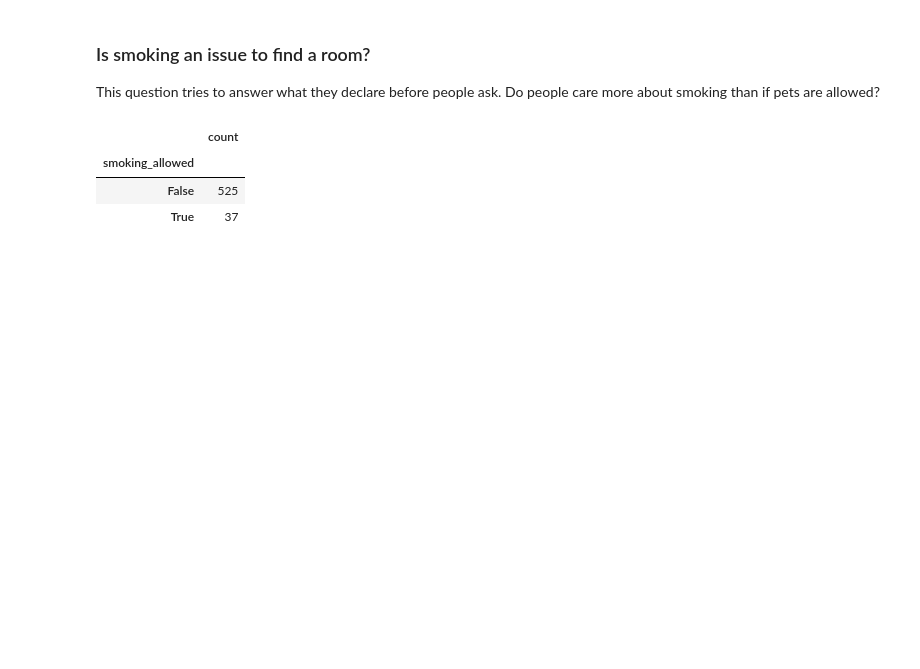
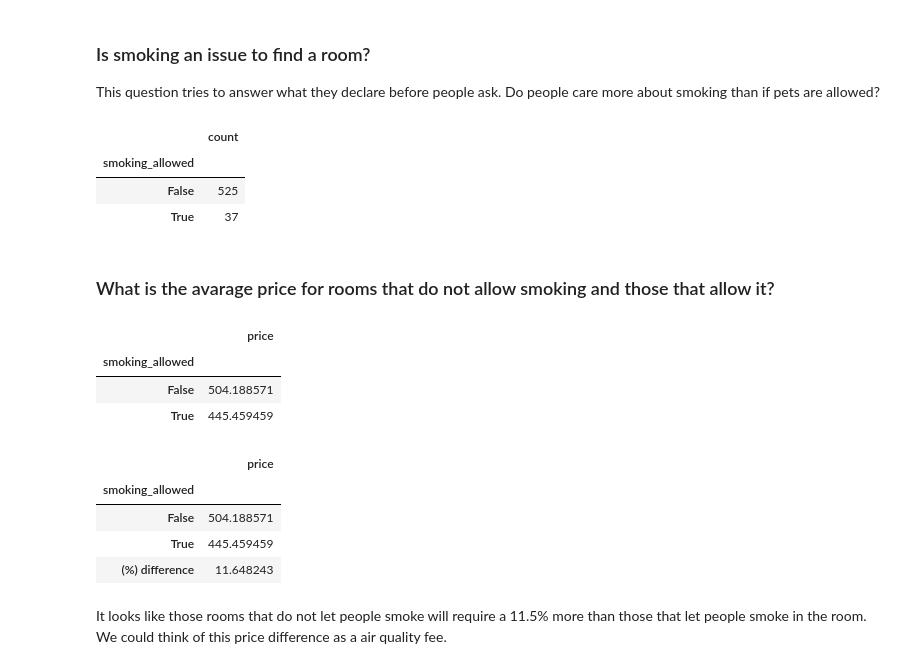
Before and after one commit to marianosin/barcelona_room_market, a Jupyter notebook: visualization.ipynb, the cells around one changed output. Saved outputs shown, nothing was run; the diff lists cells and outputs as text; code cells hidden in the pictures; blank space fills up the shorter version.

Commit message:
Smoking avg price

```diff
--- a/visualization.ipynb
+++ b/visualization.ipynb
@@ -281,3 +281,27 @@ pd.DataFrame(data['smoking_allowed'].value_counts())
 | smoking_allowed |  |
 | False | 525 |
 | True | 37 |
+# %% [markdown]
+### What is the avarage price for rooms that do not allow smoking and those that allow it?
+# %%
+# Calculating average price of rooms based on smoking allowed or not
+pd.DataFrame(data.groupby('smoking_allowed')['price'].mean())
+# %% [output]
+|  | price |
+| smoking_allowed |  |
+| False | 504.188571 |
+| True | 445.459459 |
+# %%
+#Calculating percentage of avarage price difference between rooms with smoking allowed and not allowed
+price_smoking = data.groupby('smoking_allowed')['price'].mean()
+price_smoking['(%) difference'] = ((price_smoking[False] - price_smoking[True]) / price_smoking[False]) * 100
+# %%
+pd.DataFrame(price_smoking)
+# %% [output]
+|  | price |
+| smoking_allowed |  |
+| False | 504.188571 |
+| True | 445.459459 |
+| (%) difference | 11.648243 |
+# %% [markdown]
+It looks like those rooms that do not let people smoke will require a 11.5% more than those that let people smoke in the room. We could think of this price difference as a air quality fee.
```
